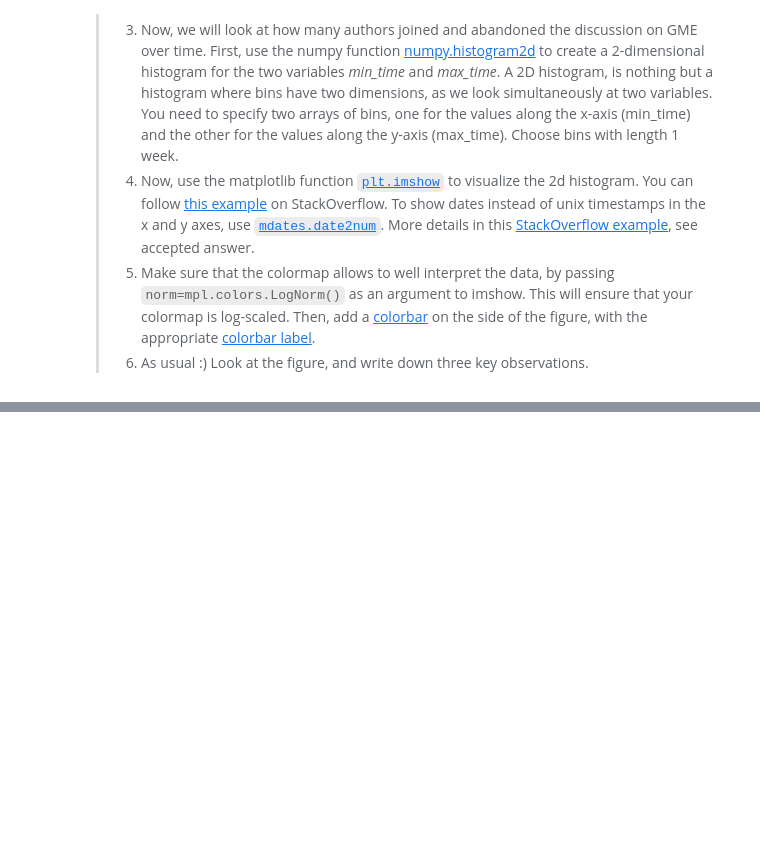
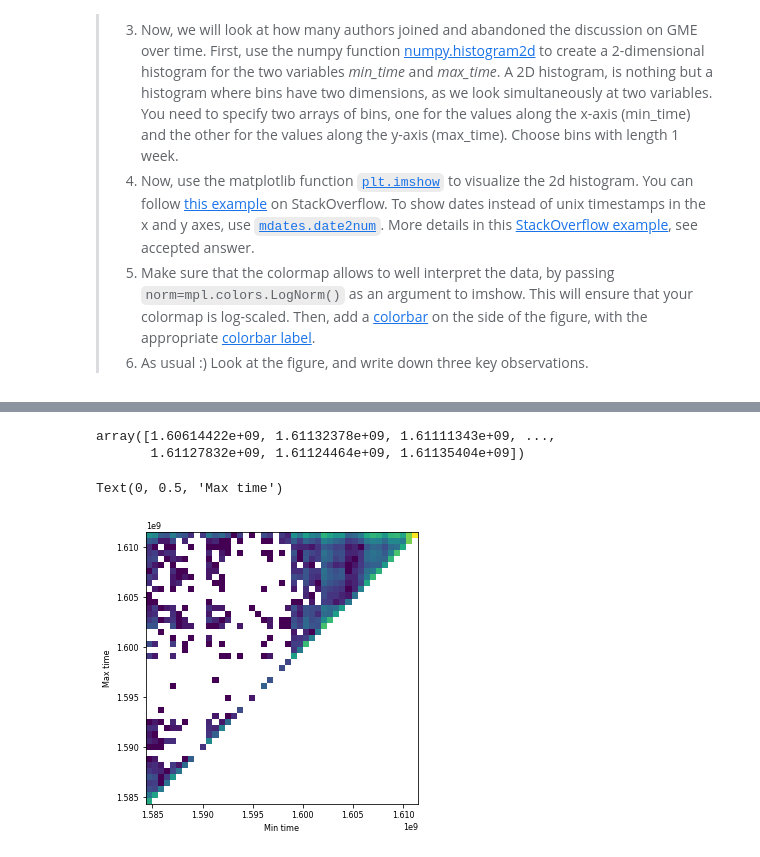
Before and after one commit to wdmdev/comsocsci2021, a Jupyter notebook: lectures/Week2.ipynb, the cells around one changed output, grey strips where cells are left out. Saved outputs shown, nothing was run; the diff lists cells and outputs as text; code cells hidden in the pictures; blank space fills up the shorter version.

```diff
--- a/lectures/Week2.ipynb
+++ b/lectures/Week2.ipynb
@@ -387,0 +486,27 @@ YouTubeVideo("UpwEsguMtY4",width=800, height=450)
+# %%
+comm_per_auth_min = comm_per_auth['created'].min()
+comm_per_auth_max = comm_per_auth['created'].max()
+# %%
+comm_per_auth_max.values
+# %% [output]
+array([1.60614422e+09, 1.61132378e+09, 1.61111343e+09, ...,
+       1.61127832e+09, 1.61124464e+09, 1.61135404e+09])
+# %%
+min_bins = np.logspace(1584366580, 1611486391, 45)
+max_bins = np.logspace(1584366589, 1611486395, 45)
+width = min_bins[1]-min_bins[0]
+hist, min_edges, max_edges = np.histogram2d(comm_per_auth_min.values, comm_per_auth_max.values,
+                                            range=[[1584366580, 1611486391], [1584366589, 1611486395]],
+                                                bins=45)
+# %%
+import datetime as dt
+
+fig, ax = plt.subplots()
+ax.imshow(hist.T, origin='lower',
+            extent=[min_edges[0], min_edges[-1], max_edges[0], max_edges[-1]],
+            norm=mpl.colors.LogNorm())
+ax.set_xlabel('Min time')
+ax.set_ylabel('Max time')
+# %% [output]
+Text(0, 0.5, 'Max time')
+[figure, added]
```
Also changed, not shown: parts of 24 cells of this notebook.
